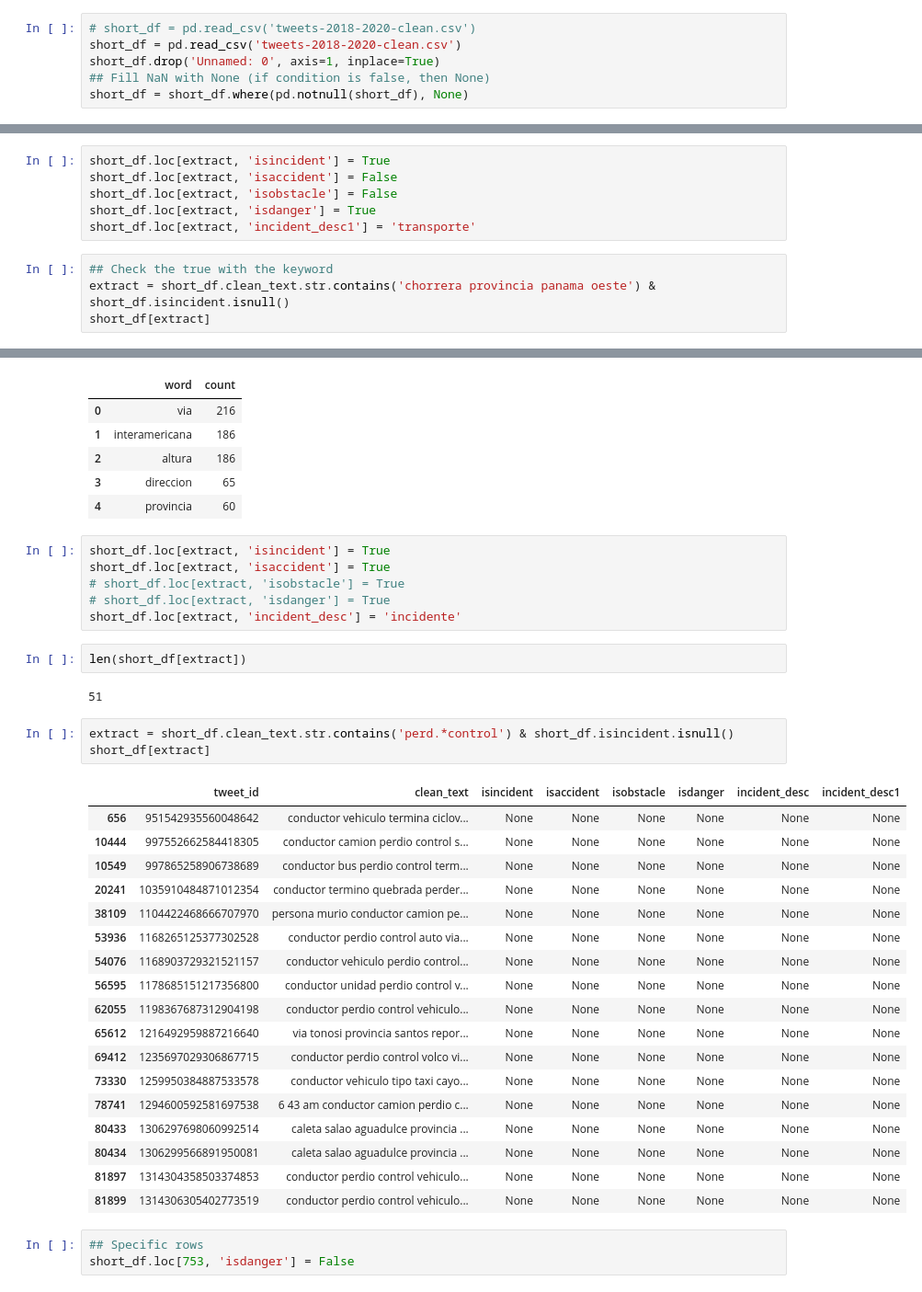
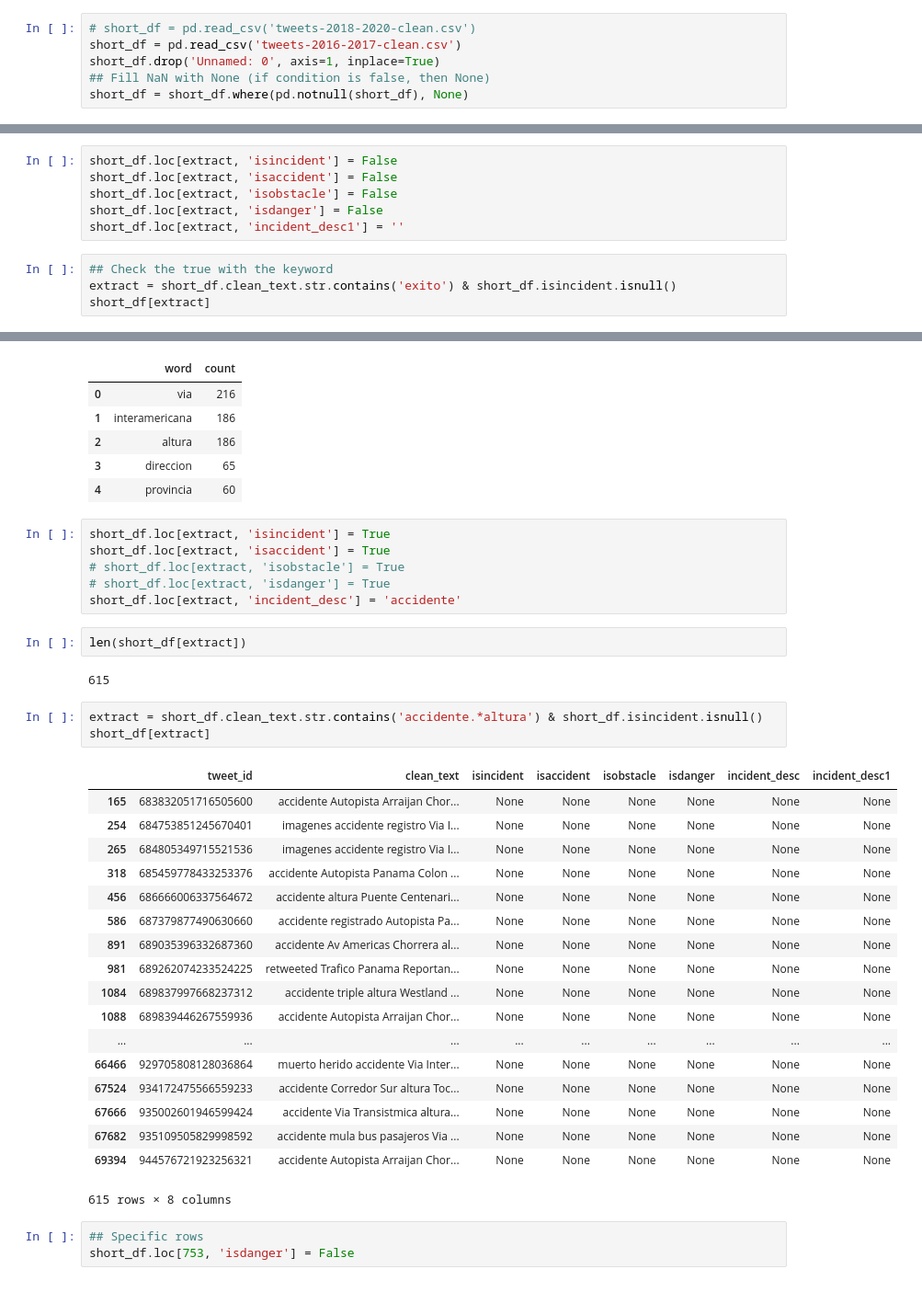
Before and after one commit to Liu-Lc/TwitterTraffic-Pty, a Jupyter notebook: TweetData/clean_data.ipynb, the cells around one changed output, grey strips where cells are left out. Shown at 92% size. Saved outputs shown, nothing was run; the diff lists cells and outputs as text.

```diff
--- a/TweetData/clean_data.ipynb
+++ b/TweetData/clean_data.ipynb
@@ -51,7 +51,7 @@ short_df = df_clean[['tweet_id', 'clean_text',
     'isincident', 'isaccident', 'isobstacle', 'isdanger', 'incident_desc']].copy()
 # %%
 # short_df = pd.read_csv('tweets-2018-2020-clean.csv')
-short_df = pd.read_csv('tweets-2018-2020-clean.csv')
+short_df = pd.read_csv('tweets-2016-2017-clean.csv')
 short_df.drop('Unnamed: 0', axis=1, inplace=True)
 ## Fill NaN with None (if condition is false, then None)
 short_df = short_df.where(pd.notnull(short_df), None)
@@ -92,12 +97,12 @@ len(short_df[extract])
 # %%
-short_df.loc[extract, 'isincident'] = True
+short_df.loc[extract, 'isincident'] = False
 short_df.loc[extract, 'isaccident'] = False
 short_df.loc[extract, 'isobstacle'] = False
-short_df.loc[extract, 'isdanger'] = True
-short_df.loc[extract, 'incident_desc1'] = 'transporte'
+short_df.loc[extract, 'isdanger'] = False
+short_df.loc[extract, 'incident_desc1'] = ''
 # %%
 ## Check the true with the keyword
-extract = short_df.clean_text.str.contains('chorrera provincia panama oeste') & short_df.isincident.isnull()
+extract = short_df.clean_text.str.contains('exito') & short_df.isincident.isnull()
 short_df[extract]
 # %% [output]
 |  | tweet_id | clean_text | isincident | isaccident | isobstacle | isdanger | incident_desc | incident_desc1 |
@@ -198,33 +203,33 @@ short_df.loc[extract, 'isincident'] = True
 short_df.loc[extract, 'isaccident'] = True
 # short_df.loc[extract, 'isobstacle'] = True
 # short_df.loc[extract, 'isdanger'] = True
-short_df.loc[extract, 'incident_desc'] = 'incidente'
+short_df.loc[extract, 'incident_desc'] = 'accidente'
 # %%
 len(short_df[extract])
 # %% [output]
-51
+615
 # %%
-extract = short_df.clean_text.str.contains('perd.*control') & short_df.isincident.isnull()
+extract = short_df.clean_text.str.contains('accidente.*altura') & short_df.isincident.isnull()
 short_df[extract]
 # %% [output]
 |  | tweet_id | clean_text | isincident | isaccident | isobstacle | isdanger | incident_desc | incident_desc1 |
-| 656 | 951542935560048642 | conductor vehiculo termina ciclov... | None | None | None | None | None | None |
-| 10444 | 997552662584418305 | conductor camion perdio control s... | None | None | None | None | None | None |
-| 10549 | 997865258906738689 | conductor bus perdio control term... | None | None | None | None | None | None |
-| 20241 | 1035910484871012354 | conductor termino quebrada perder... | None | None | None | None | None | None |
-| 38109 | 1104422468666707970 | persona murio conductor camion pe... | None | None | None | None | None | None |
-| 53936 | 1168265125377302528 | conductor perdio control auto via... | None | None | None | None | None | None |
-| 54076 | 1168903729321521157 | conductor vehiculo perdio control... | None | None | None | None | None | None |
-| 56595 | 1178685151217356800 | conductor unidad perdio control v... | None | None | None | None | None | None |
-| 62055 | 1198367687312904198 | conductor perdio control vehiculo... | None | None | None | None | None | None |
-| 65612 | 1216492959887216640 | via tonosi provincia santos repor... | None | None | None | None | None | None |
-| 69412 | 1235697029306867715 | conductor perdio control volco vi... | None | None | None | None | None | None |
-| 73330 | 1259950384887533578 | conductor vehiculo tipo taxi cayo... | None | None | None | None | None | None |
-| 78741 | 1294600592581697538 | 6 43 am conductor camion perdio c... | None | None | None | None | None | None |
-| 80433 | 1306297698060992514 | caleta salao aguadulce provincia ... | None | None | None | None | None | None |
-| 80434 | 1306299566891950081 | caleta salao aguadulce provincia ... | None | None | None | None | None | None |
-| 81897 | 1314304358503374853 | conductor perdio control vehiculo... | None | None | None | None | None | None |
-| 81899 | 1314306305402773519 | conductor perdio control vehiculo... | None | None | None | None | None | None |
+| 165 | 683832051716505600 | accidente Autopista Arraijan Chor... | None | None | None | None | None | None |
+| 254 | 684753851245670401 | imagenes accidente registro Via I... | None | None | None | None | None | None |
+| 265 | 684805349715521536 | imagenes accidente registro Via I... | None | None | None | None | None | None |
+| 318 | 685459778433253376 | accidente Autopista Panama Colon ... | None | None | None | None | None | None |
+| 456 | 686666006337564672 | accidente altura Puente Centenari... | None | None | None | None | None | None |
+| 586 | 687379877490630660 | accidente registrado Autopista Pa... | None | None | None | None | None | None |
+| 891 | 689035396332687360 | accidente Av Americas Chorrera al... | None | None | None | None | None | None |
+| 981 | 689262074233524225 | retweeted Trafico Panama Reportan... | None | None | None | None | None | None |
+| 1084 | 689837997668237312 | accidente triple altura Westland ... | None | None | None | None | None | None |
+| 1088 | 689839446267559936 | accidente Autopista Arraijan Chor... | None | None | None | None | None | None |
+| ... | ... | ... | ... | ... | ... | ... | ... | ... |
+| 66466 | 929705808128036864 | muerto herido accidente Via Inter... | None | None | None | None | None | None |
+| 67524 | 934172475566559233 | accidente Corredor Sur altura Toc... | None | None | None | None | None | None |
+| 67666 | 935002601946599424 | accidente Via Transistmica altura... | None | None | None | None | None | None |
+| 67682 | 935109505829998592 | accidente mula bus pasajeros Via ... | None | None | None | None | None | None |
+| 69394 | 944576721923256321 | accidente Autopista Arraijan Chor... | None | None | None | None | None | None |
+615 rows × 8 columns
 # %%
 ## Specific rows
 short_df.loc[753, 'isdanger'] = False
```
Also changed, not shown: parts of 24 cells of this notebook, 1 other file.
